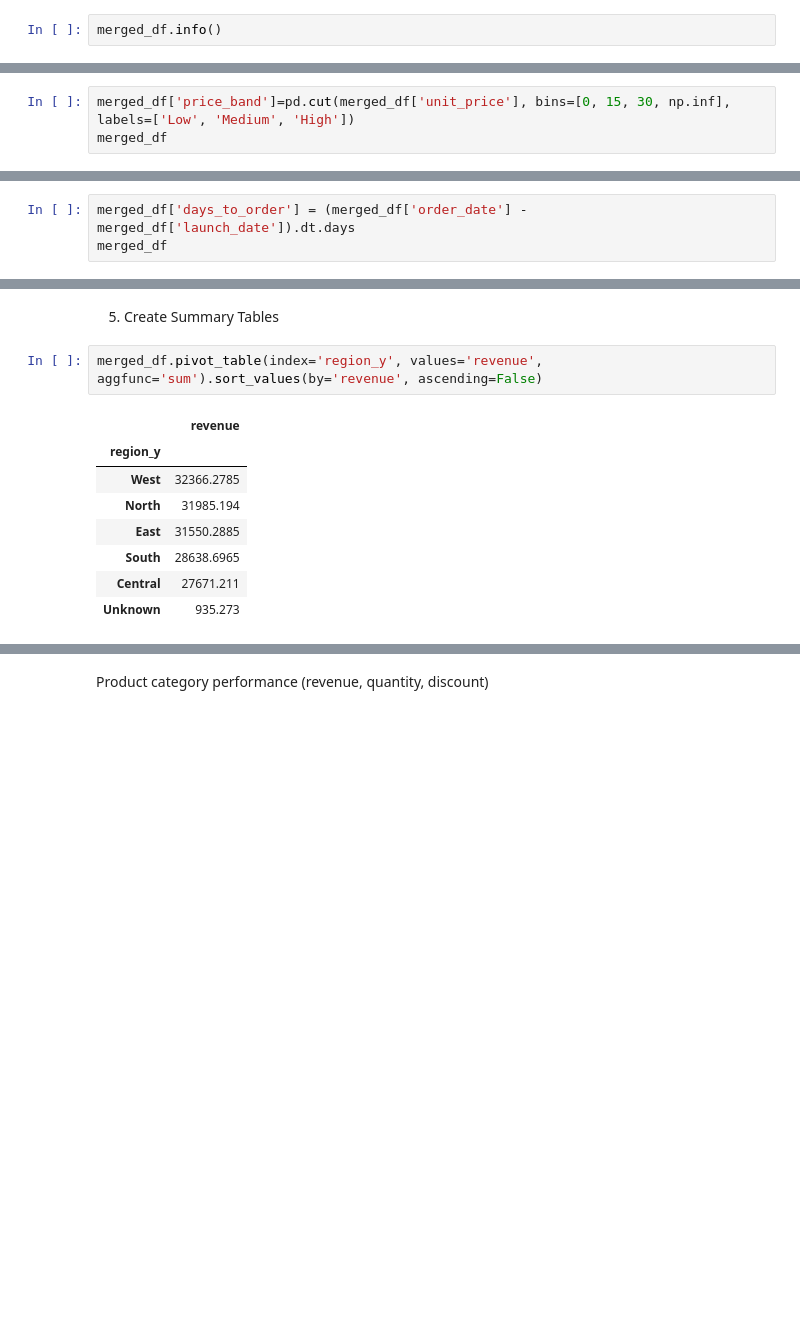
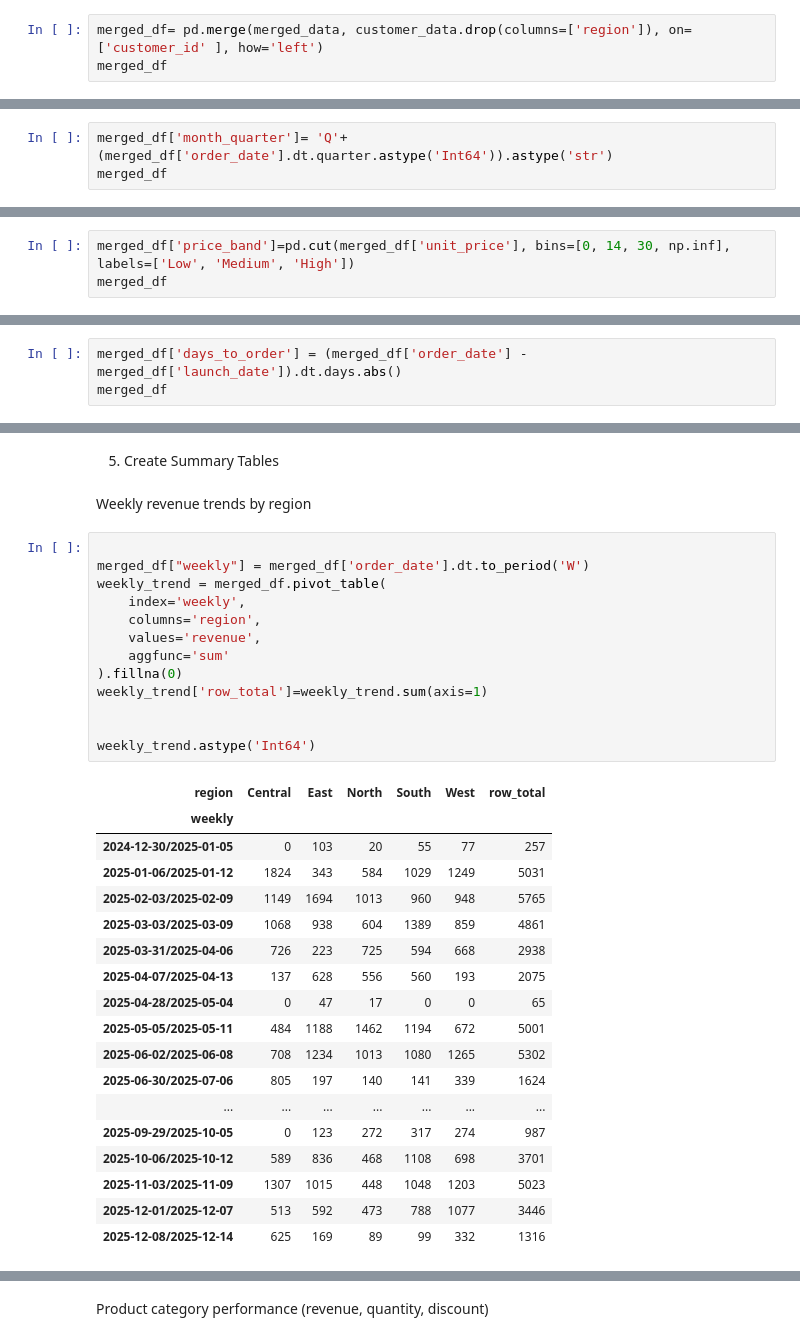
Before and after one commit to Augustine-cudjoe/Sales-Customer-Behaviour-Insights, a Jupyter notebook: sales_project_dataset.ipynb, the cells around one changed output, grey strips where cells are left out. Saved outputs shown, nothing was run; the diff lists cells and outputs as text; blank space fills up the shorter version.

```diff
--- a/sales_project_dataset.ipynb
+++ b/sales_project_dataset.ipynb
@@ -247,3 +261,4 @@ merged_df.head(10)
 # %%
-merged_df.info()
+merged_df= pd.merge(merged_data, customer_data.drop(columns=['region']), on=['customer_id' ], how='left')
+merged_df
 # %% [output]
@@ -305,0 +318,3 @@ merged_df
+# %%
+merged_df['month_quarter']= 'Q'+ (merged_df['order_date'].dt.quarter.astype('Int64')).astype('str')
+merged_df
@@ -306,7 +335,7 @@ merged_df
 # %% [markdown]
 4.3 price_band = Categorise unit price as Low (<£15), Medium (£15–30), High (>£30)
 # %%
-merged_df['price_band']=pd.cut(merged_df['unit_price'], bins=[0, 15, 30, np.inf], labels=['Low', 'Medium', 'High'])
+merged_df['price_band']=pd.cut(merged_df['unit_price'], bins=[0, 14, 30, np.inf], labels=['Low', 'Medium', 'High'])
 merged_df
 # %% [output]
 |  | order_id | customer_id | product_id | quantity | unit_price | order_date | delivery_status | payment_method | ... |
@@ -325,7 +354,7 @@ merged_df
 # %% [markdown]
 4.4 days_to_order = Days between launch_date and order_date
 # %%
-merged_df['days_to_order'] = (merged_df['order_date'] - merged_df['launch_date']).dt.days
+merged_df['days_to_order'] = (merged_df['order_date'] - merged_df['launch_date']).dt.days.abs()
 merged_df
 # %% [output]
 |  | order_id | customer_id | product_id | quantity | unit_price | order_date | delivery_status | payment_method | ... |
@@ -380,13 +409,36 @@ merged_df.head(10)
 # %% [markdown]
 5. Create Summary Tables
+# %% [markdown]
+Weekly revenue trends by region
 # %%
-merged_df.pivot_table(index='region_y', values='revenue', aggfunc='sum').sort_values(by='revenue', ascending=False)
+
+merged_df["weekly"] = merged_df['order_date'].dt.to_period('W')
+weekly_trend = merged_df.pivot_table(
+    index='weekly',
+    columns='region',
+    values='revenue',
+    aggfunc='sum'
+).fillna(0)
+weekly_trend['row_total']=weekly_trend.sum(axis=1)
+
+
+weekly_trend.astype('Int64')
 # %% [output]
-|  | revenue |
-| region_y |  |
-| West | 32366.2785 |
-| North | 31985.194 |
-| East | 31550.2885 |
-| South | 28638.6965 |
-| Central | 27671.211 |
-| Unknown | 935.273 |
+| region | Central | East | North | South | West | row_total |
+| weekly |  |  |  |  |  |  |
+| 2024-12-30/2025-01-05 | 0 | 103 | 20 | 55 | 77 | 257 |
+| 2025-01-06/2025-01-12 | 1824 | 343 | 584 | 1029 | 1249 | 5031 |
+| 2025-02-03/2025-02-09 | 1149 | 1694 | 1013 | 960 | 948 | 5765 |
+| 2025-03-03/2025-03-09 | 1068 | 938 | 604 | 1389 | 859 | 4861 |
+| 2025-03-31/2025-04-06 | 726 | 223 | 725 | 594 | 668 | 2938 |
+| 2025-04-07/2025-04-13 | 137 | 628 | 556 | 560 | 193 | 2075 |
+| 2025-04-28/2025-05-04 | 0 | 47 | 17 | 0 | 0 | 65 |
+| 2025-05-05/2025-05-11 | 484 | 1188 | 1462 | 1194 | 672 | 5001 |
+| 2025-06-02/2025-06-08 | 708 | 1234 | 1013 | 1080 | 1265 | 5302 |
+| 2025-06-30/2025-07-06 | 805 | 197 | 140 | 141 | 339 | 1624 |
+| ... | ... | ... | ... | ... | ... | ... |
+| 2025-09-29/2025-10-05 | 0 | 123 | 272 | 317 | 274 | 987 |
+| 2025-10-06/2025-10-12 | 589 | 836 | 468 | 1108 | 698 | 3701 |
+| 2025-11-03/2025-11-09 | 1307 | 1015 | 448 | 1048 | 1203 | 5023 |
+| 2025-12-01/2025-12-07 | 513 | 592 | 473 | 788 | 1077 | 3446 |
+| 2025-12-08/2025-12-14 | 625 | 169 | 89 | 99 | 332 | 1316 |
```
Also changed, not shown: parts of 83 cells of this notebook, 6 other files.
